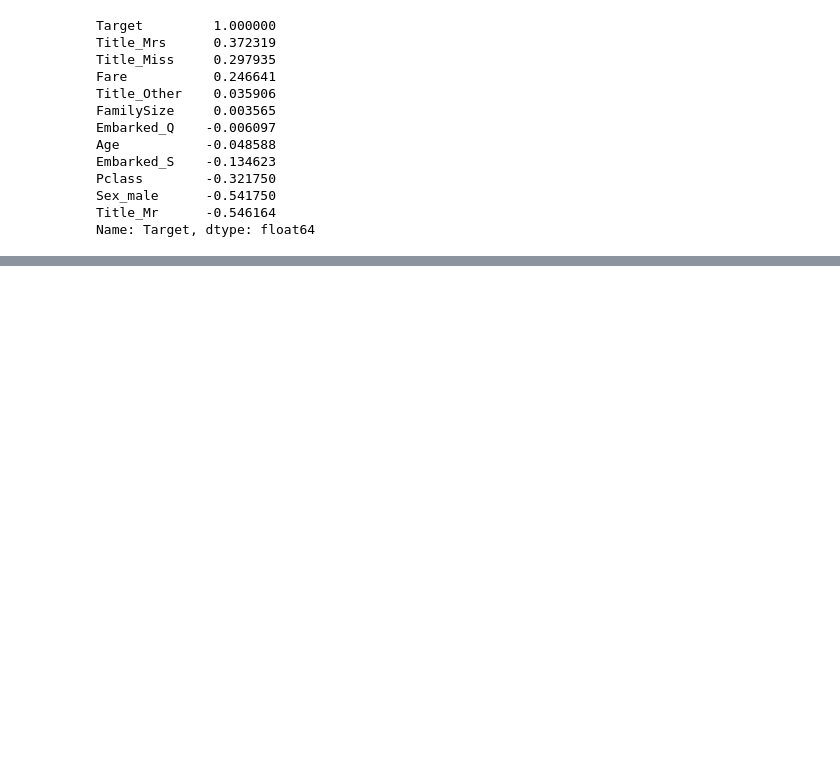
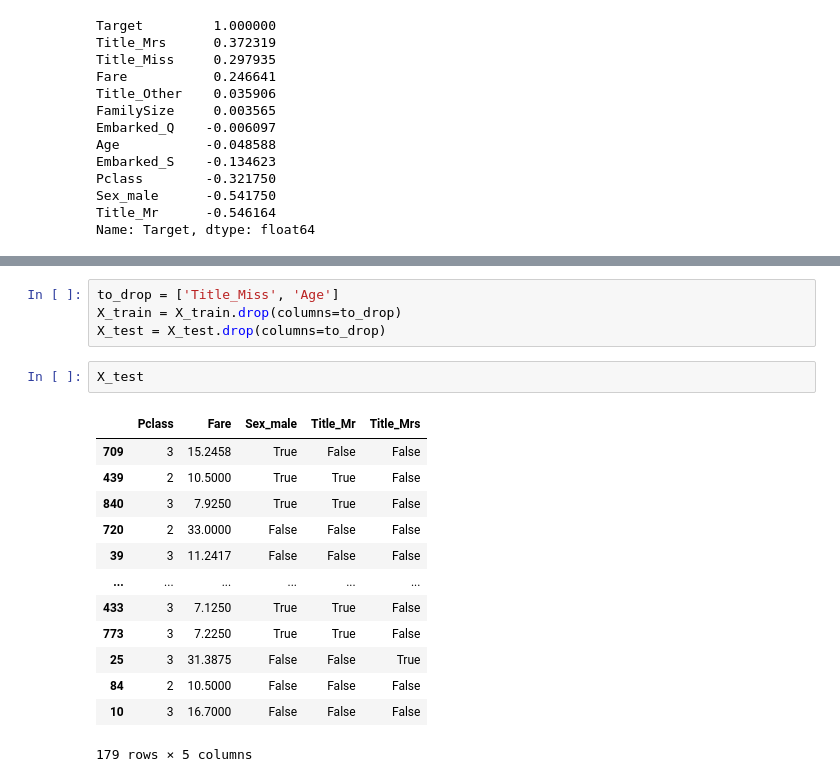
Before and after one commit to RahulArra/Machine-Learning, a Jupyter notebook: dataset1.ipynb, the cells around one changed output, grey strips where cells are left out. Saved outputs shown, nothing was run; the diff lists cells and outputs as text; blank space fills up the shorter version.

```diff
--- a/dataset1.ipynb
+++ b/dataset1.ipynb
@@ -279,0 +336,20 @@ Name: Target, dtype: float64
+# %%
+to_drop = ['Title_Miss', 'Age']
+X_train = X_train.drop(columns=to_drop)
+X_test = X_test.drop(columns=to_drop)
+# %%
+X_test
+# %% [output]
+|  | Pclass | Fare | Sex_male | Title_Mr | Title_Mrs |
+| 709 | 3 | 15.2458 | True | False | False |
+| 439 | 2 | 10.5000 | True | True | False |
+| 840 | 3 | 7.9250 | True | True | False |
+| 720 | 2 | 33.0000 | False | False | False |
+| 39 | 3 | 11.2417 | False | False | False |
+| ... | ... | ... | ... | ... | ... |
+| 433 | 3 | 7.1250 | True | True | False |
+| 773 | 3 | 7.2250 | True | True | False |
+| 25 | 3 | 31.3875 | False | False | True |
+| 84 | 2 | 10.5000 | False | False | False |
+| 10 | 3 | 16.7000 | False | False | False |
+179 rows × 5 columns
```
Also changed, not shown: parts of 4 cells of this notebook.
